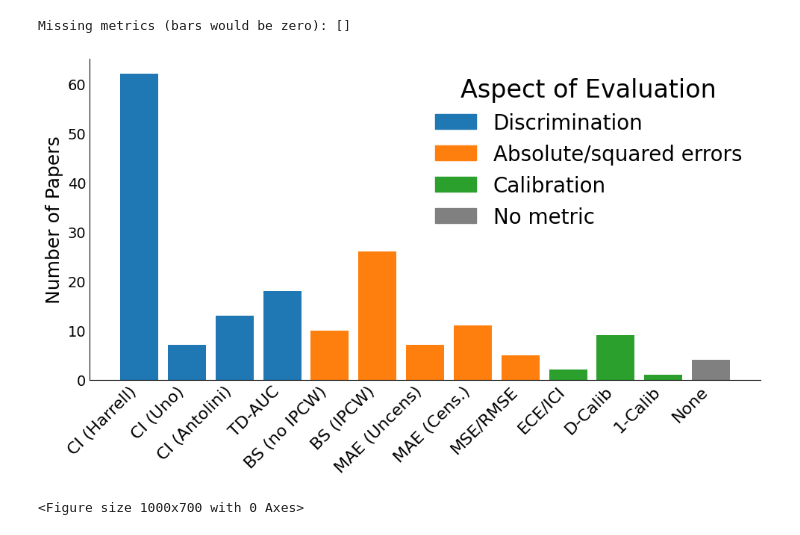
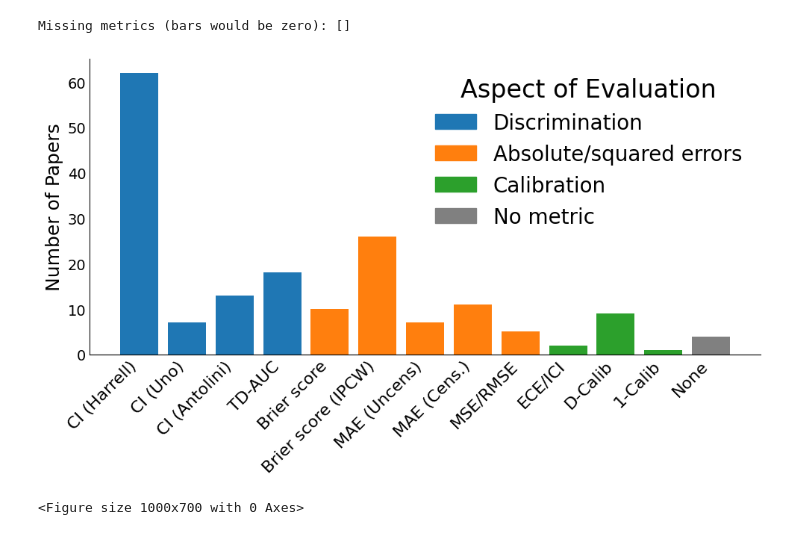
Before and after one commit to thecml/position-cindex, a Jupyter notebook: plot_metrics.ipynb, the cells around one changed output. Drawn from its saved outputs; the diff is of its cells as text; code cells hidden in the pictures.

Commit message:
Update data and plot

```diff
--- a/plot_metrics.ipynb
+++ b/plot_metrics.ipynb
@@ -50,8 +50,8 @@ categories = {
         "TD-AUC"
     ],
     "Absolute/squared errors": [
-        "BS (no IPCW)",
-        "BS (IPCW)",
+        "Brier score",
+        "Brier score (IPCW)",
         "MAE (Uncens)",
         "MAE (Cens.)",
         "MSE/RMSE"
@@ -109,34 +109,34 @@ bars = plt.bar(
 
 # Remove plot borders
 ax = plt.gca()
 ax.spines['top'].set_visible(False)
 ax.spines['right'].set_visible(False)
 
 # Legend handles
 legend_handles = [
     Patch(color=color, label=cat)
     for cat, color in category_colors.items()
 ]
 
 plt.legend(
     handles=legend_handles,
     title="Aspect of Evaluation",
     frameon=False,
     fontsize=20,
     title_fontsize=24
 )
 
 # Labeling
 plt.ylabel("Number of Papers", fontsize=18)
 plt.xticks(rotation=45, ha='right', fontsize=16)
 plt.tick_params(axis='x', which='both', length=0)
 plt.tick_params(axis='y', which='both', length=0)
 plt.tight_layout()
 plt.savefig("plots/metrics_used.pdf", format="pdf", bbox_inches="tight")
 plt.show()
 # %% [output]
 Missing metrics (bars would be zero): []
-[figure, old version]
+[figure, new version]
 # %%
 import pandas as pd
 import matplotlib.pyplot as plt
```
Also changed, not shown: 1 other file.
